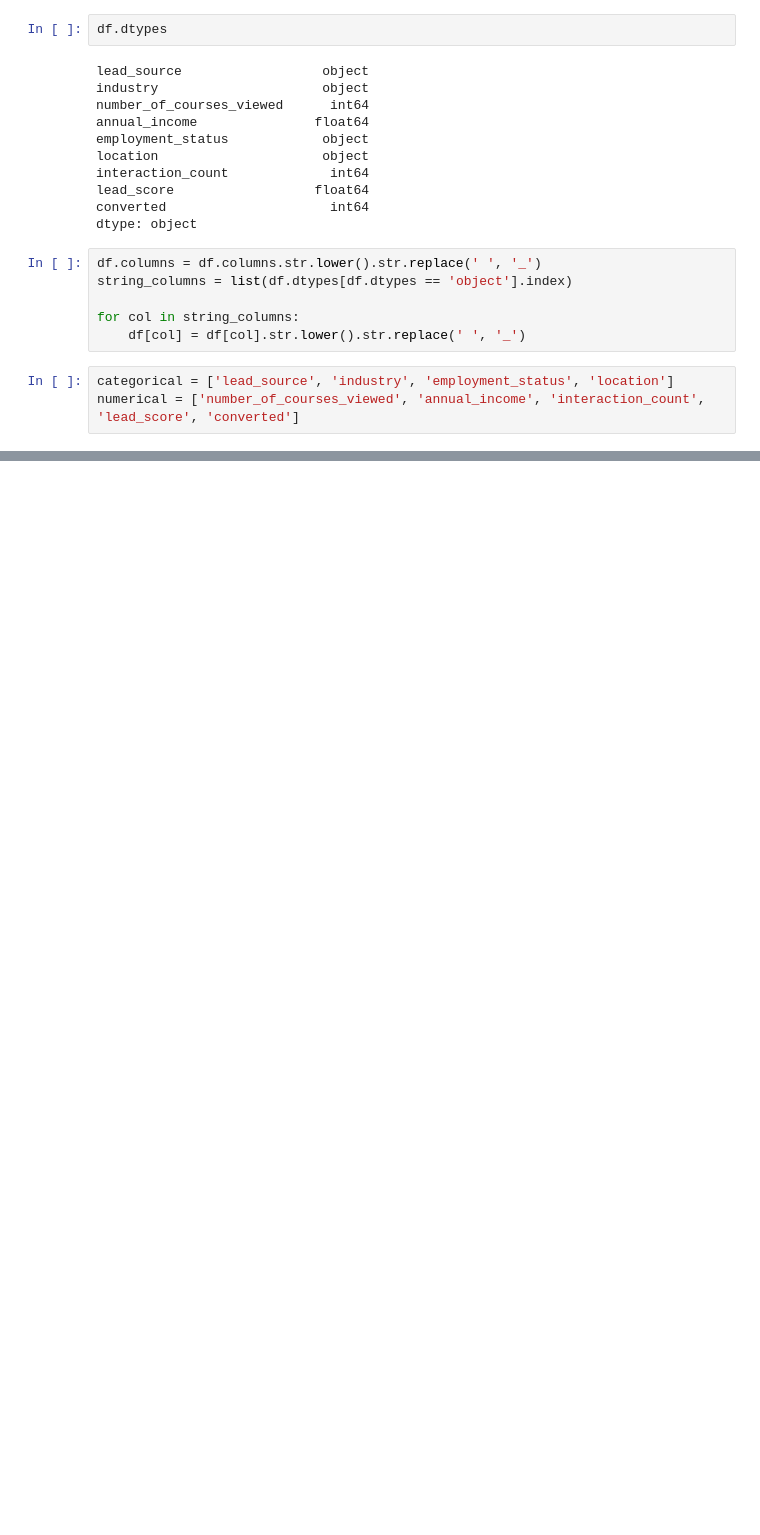
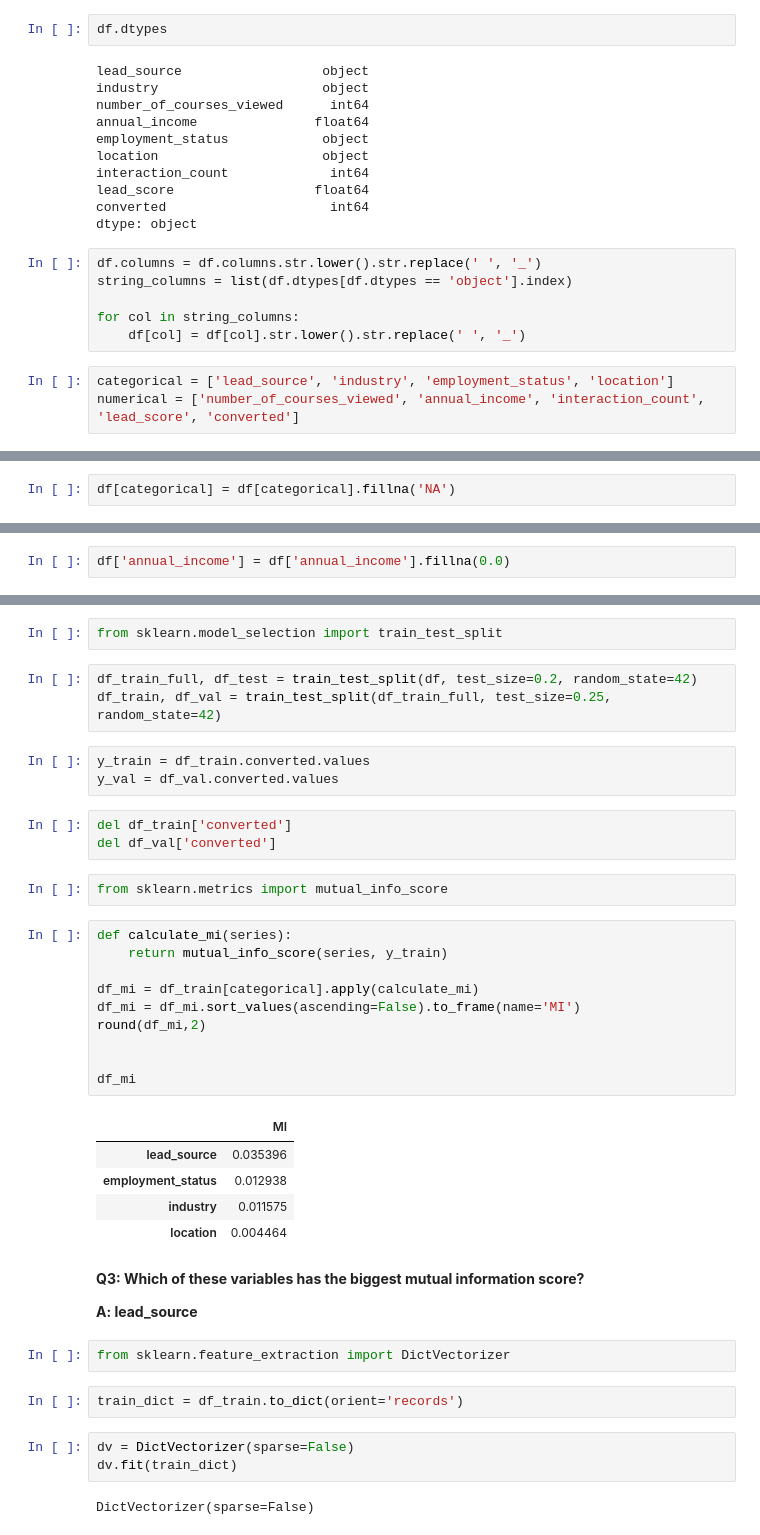
Before and after one commit to Krishna-Teja-Thallapalli-Venkata/Machine-Learning-Zoomcamp-Homework, a Jupyter notebook: 03-Classification/Homework.ipynb, the cells around one changed output, grey strips where cells are left out. Cells and saved outputs as stored; diff of their text form; blank space fills up the shorter version.

```diff
--- a/03-Classification/Homework.ipynb
+++ b/03-Classification/Homework.ipynb
@@ -38,0 +47,2 @@ numerical = ['number_of_courses_viewed', 'annual_income', 'interaction_count', '
+# %%
+df[categorical] = df[categorical].fillna('NA')
@@ -38,0 +58,2 @@ numerical = ['number_of_courses_viewed', 'annual_income', 'interaction_count', '
+# %%
+df['annual_income'] = df['annual_income'].fillna(0.0)
@@ -38,0 +100,42 @@ numerical = ['number_of_courses_viewed', 'annual_income', 'interaction_count', '
+# %%
+from sklearn.model_selection import train_test_split
+# %%
+df_train_full, df_test = train_test_split(df, test_size=0.2, random_state=42)
+df_train, df_val = train_test_split(df_train_full, test_size=0.25, random_state=42)
+# %%
+y_train = df_train.converted.values
+y_val = df_val.converted.values
+# %%
+del df_train['converted']
+del df_val['converted']
+# %%
+from sklearn.metrics import mutual_info_score
+# %%
+def calculate_mi(series):
+    return mutual_info_score(series, y_train)
+
+df_mi = df_train[categorical].apply(calculate_mi)
+df_mi = df_mi.sort_values(ascending=False).to_frame(name='MI')
+round(df_mi,2)
+
+
+df_mi
+# %% [output]
+|  | MI |
+| lead_source | 0.035396 |
+| employment_status | 0.012938 |
+| industry | 0.011575 |
+| location | 0.004464 |
+# %% [markdown]
+**Q3: Which of these variables has the biggest mutual information score?**
+
+**A: lead_source**
+# %%
+from sklearn.feature_extraction import DictVectorizer
+# %%
+train_dict = df_train.to_dict(orient='records')
+# %%
+dv = DictVectorizer(sparse=False)
+dv.fit(train_dict)
+# %% [output]
+DictVectorizer(sparse=False)
```
Also changed, not shown: parts of 31 cells of this notebook, 2 other files.
